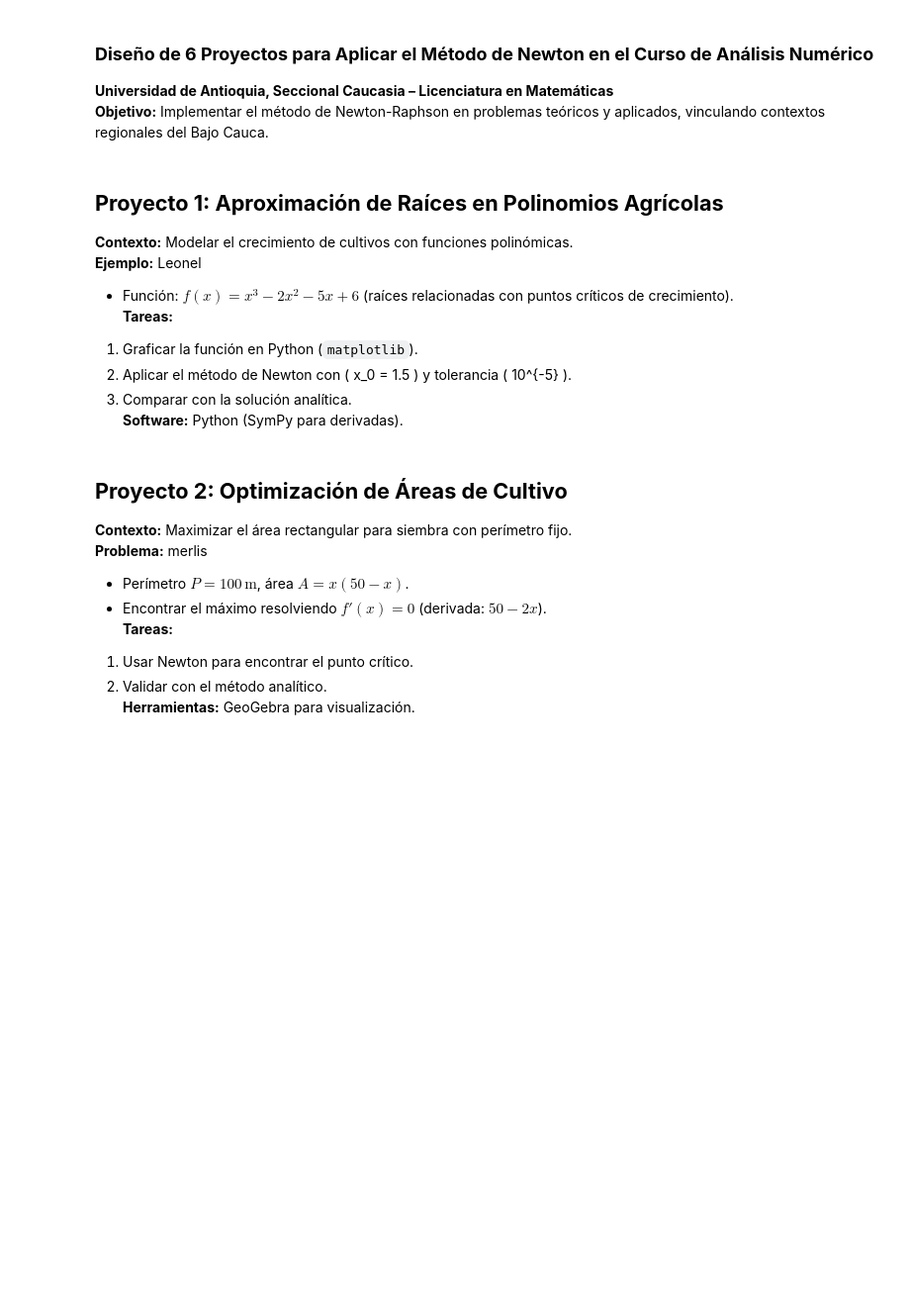
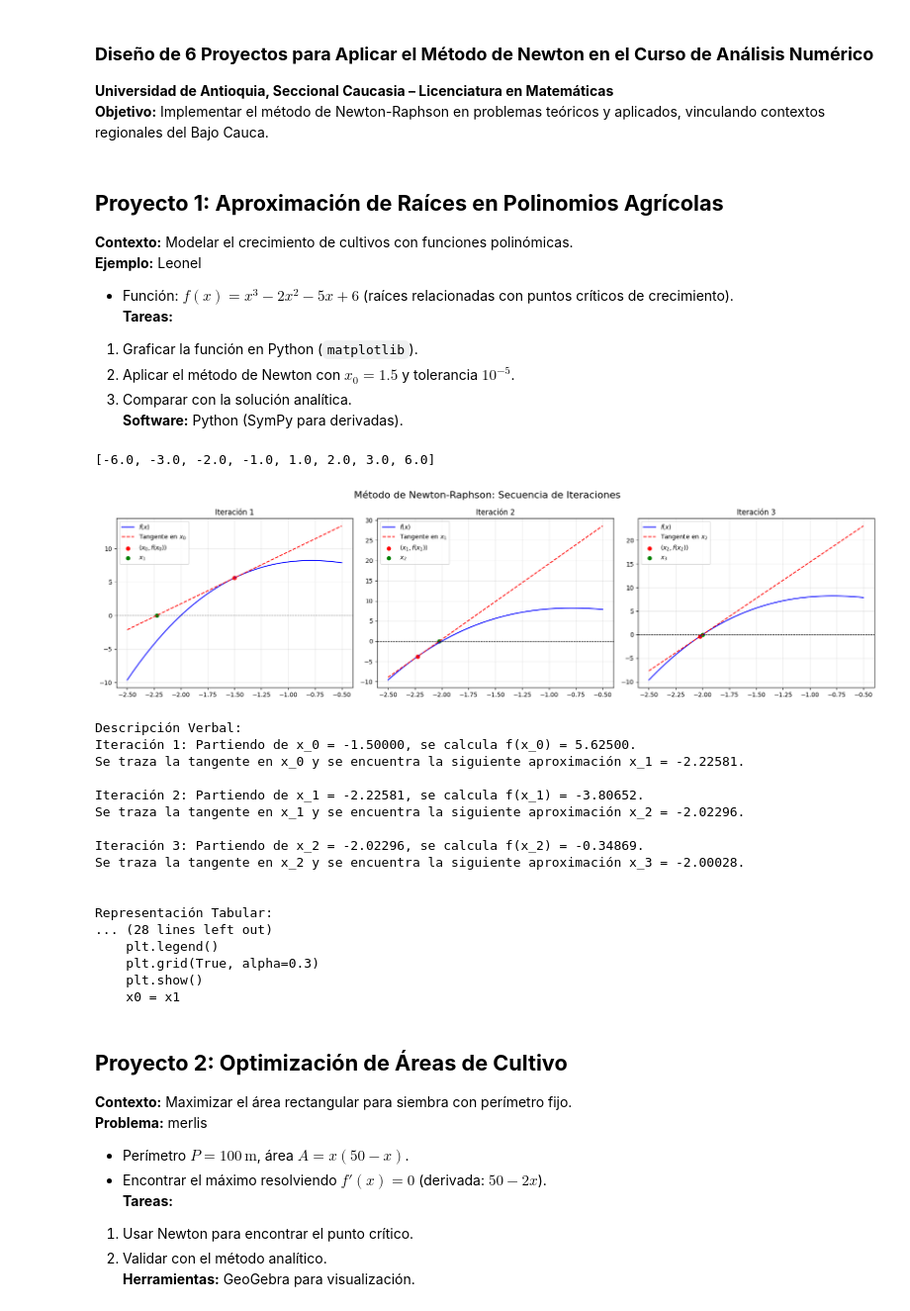
Before and after one commit to marco-canas/analisis_numerico, a Jupyter notebook: 4_planifica_implementa/4_ceros_funciones/1_newton_rapson/4_newton_rapson.ipynb, the cells around one changed output. Shown at 99% size. Cells and saved outputs as stored; diff of their text form; code cells hidden in the pictures; blank space fills up the shorter version.

```diff
--- a/4_planifica_implementa/4_ceros_funciones/1_newton_rapson/4_newton_rapson.ipynb
+++ b/4_planifica_implementa/4_ceros_funciones/1_newton_rapson/4_newton_rapson.ipynb
@@ -783,12 +783,70 @@ HTML(animation.to_jshtml())
 ## **Proyecto 1: Aproximación de Raíces en Polinomios Agrícolas**
 **Contexto:** Modelar el crecimiento de cultivos con funciones polinómicas.
 **Ejemplo:**  Leonel
-- Función: $ f(x) = x^3 - 2x^2 - 5x + 6 $ (raíces relacionadas con puntos críticos de crecimiento).
+- Función: $f(x) = x^3 - 2x^2 - 5x + 6$ (raíces relacionadas con puntos críticos de crecimiento).
 **Tareas:**
 1. Graficar la función en Python (`matplotlib`).
-2. Aplicar el método de Newton con \( x_0 = 1.5 \) y tolerancia \( 10^{-5} \).
+2. Aplicar el método de Newton con $x_0 = 1.5$ y tolerancia $10^{-5}$.
 3. Comparar con la solución analítica.
 **Software:** Python (SymPy para derivadas).
+# %%
+from math import gcd
+
+def posibles_ceros_racionales(a, b, c, d):
+    """
+    Para el polinomio f(x) = a*x^3 + b*x^2 + c*x + d,
+    retorna la lista de posibles ceros racionales según el teorema de los ceros racionales.
+    """
+    def divisores(n):
+        n = abs(n)
+        divs = set()
+        for i in range(1, n+1):
+            if n % i == 0:
+                divs.add(i)
+                divs.add(-i)
+        return divs
+
+    p_divs = divisores(d)  # divisores del término independiente
+    q_divs = divisores(a)  # divisores del coeficiente líder
+
+    posibles = set()
+    for p in p_divs:
+        for q in q_divs:
+            if q == 0:
+                continue
+            g = gcd(p, q)
+            num = p // g
+            den = q // g
+            posibles.add(num / den)
+    return sorted(posibles)
+
+# Ejemplo de uso para f(x) = x^3 - 2x^2 - 5x + 6
+ceros = posibles_ceros_racionales(1, +2, -5, 6)
+print(ceros)
+# %% [output]
+[-6.0, -3.0, -2.0, -1.0, 1.0, 2.0, 3.0, 6.0]
+# %%
+newton_raphson_analysis(f=lambda x:x**3-2*x**2 - 5*x + 6, df = lambda x: 3*x**2 - 4*x - 5,\
+    x0 = -1.5)
+# %% [output]
+[figure, added]
+Descripción Verbal:
+Iteración 1: Partiendo de x_0 = -1.50000, se calcula f(x_0) = 5.62500.
+Se traza la tangente en x_0 y se encuentra la siguiente aproximación x_1 = -2.22581.
+
+Iteración 2: Partiendo de x_1 = -2.22581, se calcula f(x_1) = -3.80652.
+Se traza la tangente en x_1 y se encuentra la siguiente aproximación x_2 = -2.02296.
+
+Iteración 3: Partiendo de x_2 = -2.02296, se calcula f(x_2) = -0.34869.
+Se traza la tangente en x_2 y se encuentra la siguiente aproximación x_3 = -2.00028.
+
+
+Representación Tabular:
+... (28 lines left out)
+    plt.legend()
+    plt.grid(True, alpha=0.3)
+    plt.show()
+    x0 = x1
 # %% [markdown]
 
 
```
Also changed, not shown: parts of 15 cells of this notebook, 2 other files.
